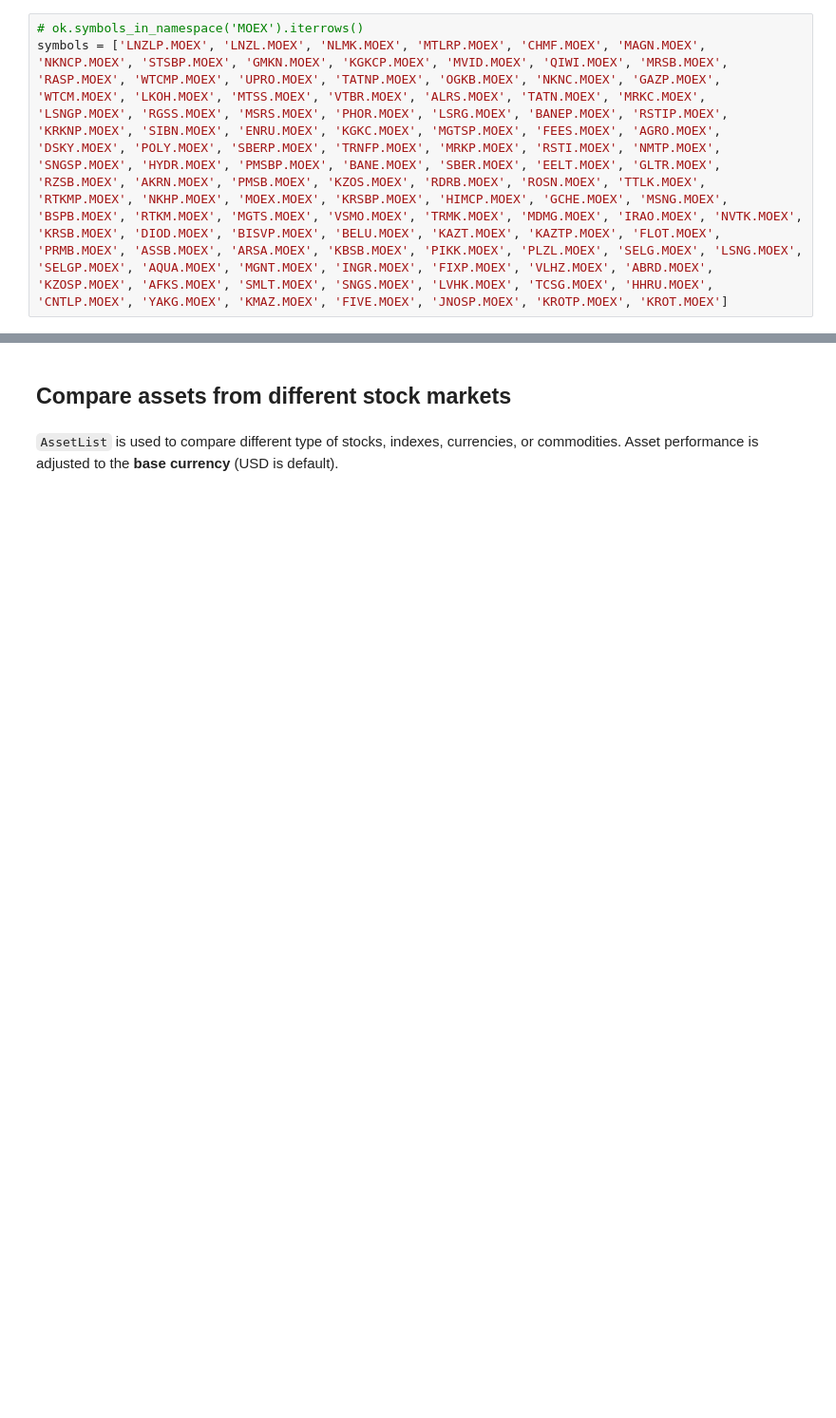
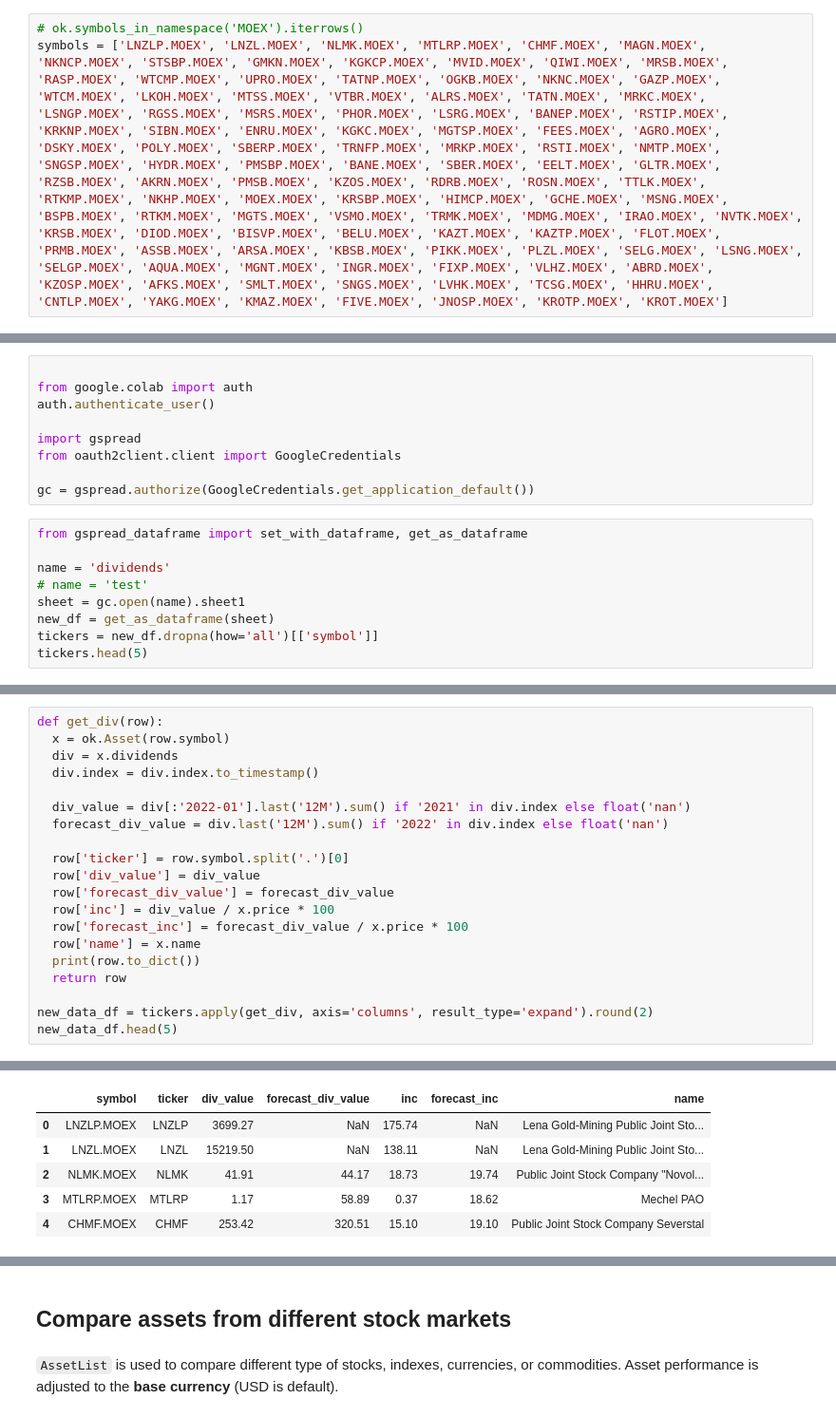
Before and after one commit to aljeshishe/colab, a Jupyter notebook: okama.ipynb, the cells around one changed output, grey strips where cells are left out. Shown: that part at 95% size. Drawn from its saved outputs; the diff is of its cells as text; blank space fills up the shorter version.

```diff
--- a/okama.ipynb
+++ b/okama.ipynb
@@ -140,0 +160,18 @@ forecast_div_df.round(2)
+# %%
+
+from google.colab import auth
+auth.authenticate_user()
+
+import gspread
+from oauth2client.client import GoogleCredentials
+
+gc = gspread.authorize(GoogleCredentials.get_application_default())
+# %%
+from gspread_dataframe import set_with_dataframe, get_as_dataframe
+
+name = 'dividends'
+# name = 'test'
+sheet = gc.open(name).sheet1
+new_df = get_as_dataframe(sheet)
+tickers = new_df.dropna(how='all')[['symbol']]
+tickers.head(5)
@@ -140,0 +185,21 @@ forecast_div_df.round(2)
+# %%
+def get_div(row):
+  x = ok.Asset(row.symbol)
+  div = x.dividends
+  div.index = div.index.to_timestamp()
+
+  div_value = div[:'2022-01'].last('12M').sum() if '2021' in div.index else float('nan')
+  forecast_div_value = div.last('12M').sum() if '2022' in div.index else float('nan')
+
+  row['ticker'] = row.symbol.split('.')[0]
+  row['div_value'] = div_value
+  row['forecast_div_value'] = forecast_div_value
+  row['inc'] = div_value / x.price * 100
+  row['forecast_inc'] = forecast_div_value / x.price * 100
+  row['name'] = x.name
+  print(row.to_dict())
+  return row
+
+new_data_df = tickers.apply(get_div, axis='columns', result_type='expand').round(2)
+new_data_df.head(5)
+# %% [output]
@@ -140,0 +223,6 @@ forecast_div_df.round(2)
+|  | symbol | ticker | div_value | forecast_div_value | inc | forecast_inc | name |
+| 0 | LNZLP.MOEX | LNZLP | 3699.27 | NaN | 175.74 | NaN | Lena Gold-Mining Public Joint Sto... |
+| 1 | LNZL.MOEX | LNZL | 15219.50 | NaN | 138.11 | NaN | Lena Gold-Mining Public Joint Sto... |
+| 2 | NLMK.MOEX | NLMK | 41.91 | 44.17 | 18.73 | 19.74 | Public Joint Stock Company "Novol... |
+| 3 | MTLRP.MOEX | MTLRP | 1.17 | 58.89 | 0.37 | 18.62 | Mechel PAO |
+| 4 | CHMF.MOEX | CHMF | 253.42 | 320.51 | 15.10 | 19.10 | Public Joint Stock Company Severstal |
```
Also changed, not shown: parts of 41 cells of this notebook.
